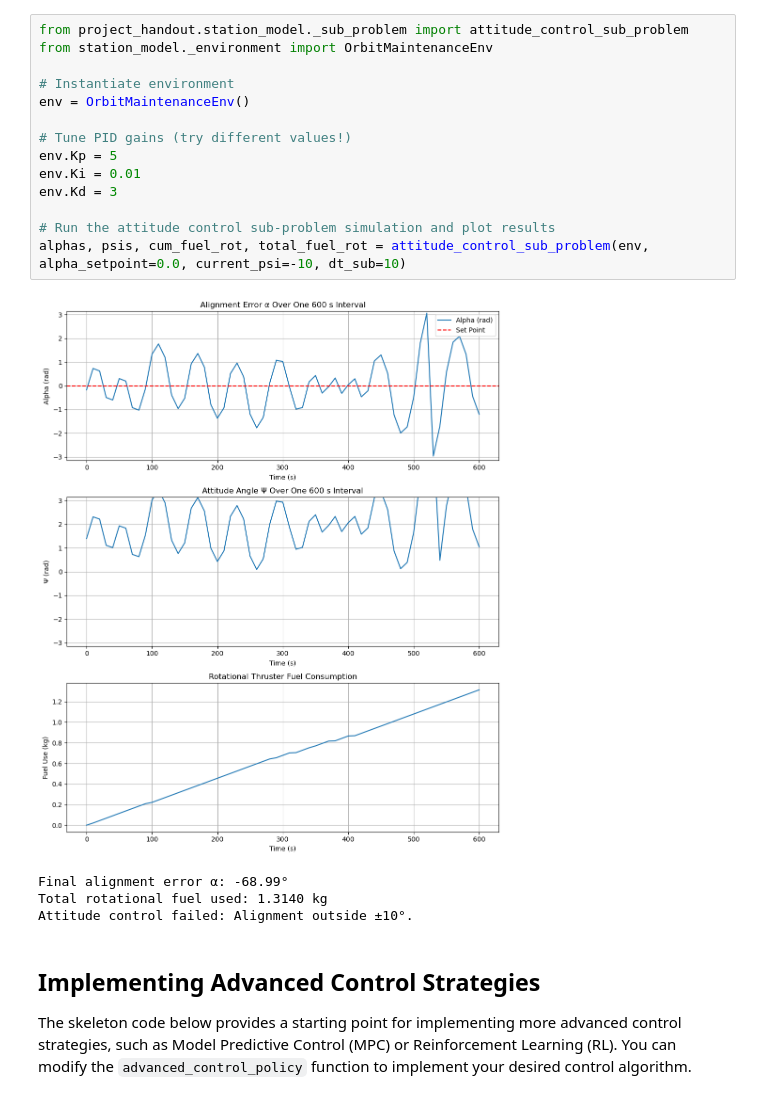
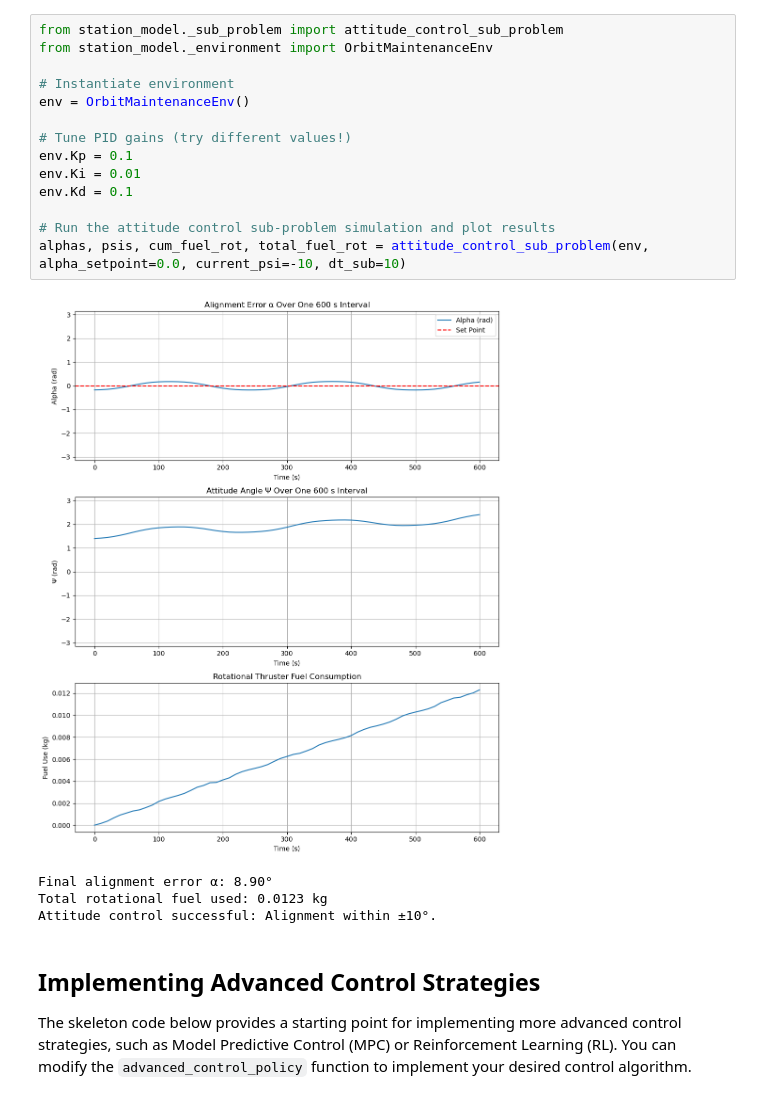
Before and after one commit to Leibniz-IWT/comp_eng, a Jupyter notebook: project_handout/RL_Station_Sub_Problem_2.ipynb, the cells around one changed output. Drawn from its saved outputs; the diff is of its cells as text.

Commit message:
ENH: Add collab capabilities for sub problem notebooks.

```diff
--- a/project_handout/RL_Station_Sub_Problem_2.ipynb
+++ b/project_handout/RL_Station_Sub_Problem_2.ipynb
@@ -21,22 +48,22 @@ The code below runs the attitude control sub-problem simulation and plots the re
 # %%
-from project_handout.station_model._sub_problem import attitude_control_sub_problem
+from station_model._sub_problem import attitude_control_sub_problem
 from station_model._environment import OrbitMaintenanceEnv
 
 # Instantiate environment
 env = OrbitMaintenanceEnv()
 
 # Tune PID gains (try different values!)
-env.Kp = 5
+env.Kp = 0.1
 env.Ki = 0.01
-env.Kd = 3
+env.Kd = 0.1
 
 # Run the attitude control sub-problem simulation and plot results
 alphas, psis, cum_fuel_rot, total_fuel_rot = attitude_control_sub_problem(env, alpha_setpoint=0.0, current_psi=-10, dt_sub=10)
 # %% [output]
-[figure, old version]
+[figure, new version]
-Final alignment error α: -68.99°
-Total rotational fuel used: 1.3140 kg
-Attitude control failed: Alignment outside ±10°.
+Final alignment error α: 8.90°
+Total rotational fuel used: 0.0123 kg
+Attitude control successful: Alignment within ±10°.
 # %% [markdown]
 ## Implementing Advanced Control Strategies
 
```
Also changed, not shown: parts of 4 cells of this notebook, 1 other file.
